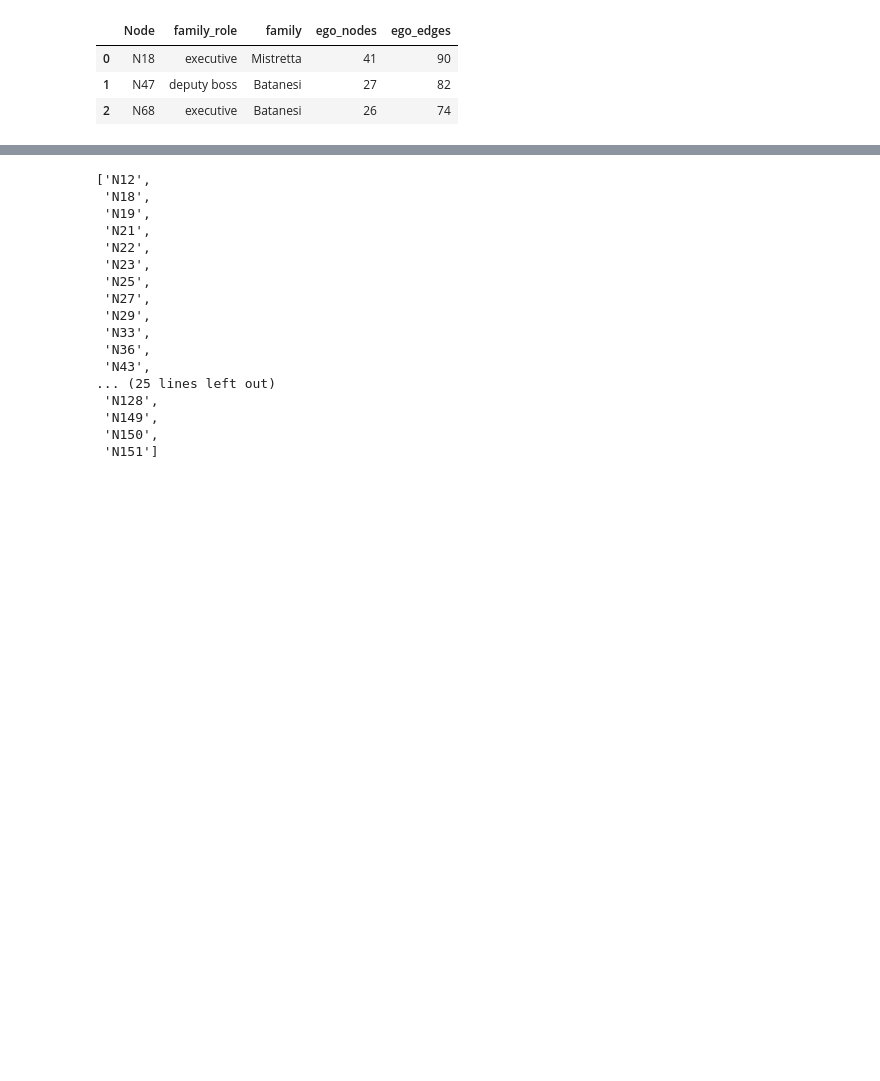
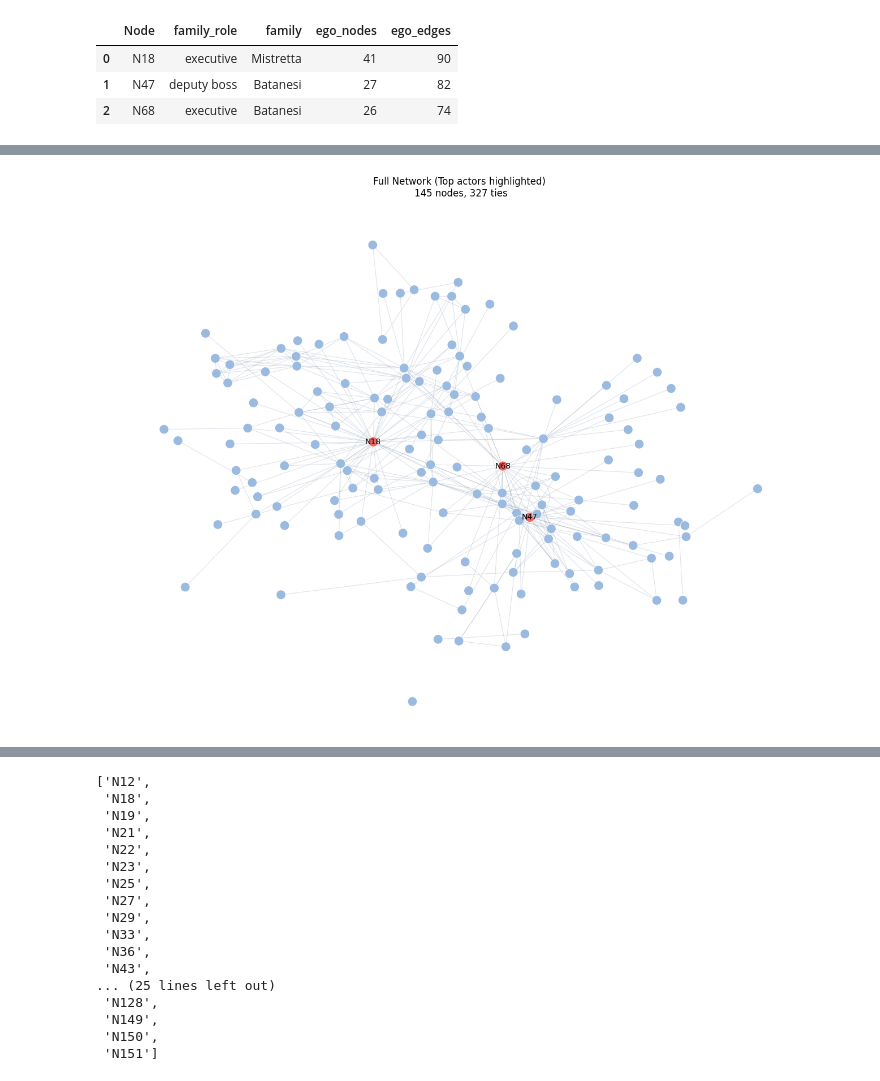
Before and after one commit to ignaciovadillos/The-Sicilian-Mafia---Network-Analysis, a Jupyter notebook: src/full_network_analysis.ipynb, the cells around one changed output, grey strips where cells are left out. Cells and saved outputs as stored; diff of their text form; code cells hidden in the pictures; blank space fills up the shorter version.

```diff
--- a/src/full_network_analysis.ipynb
+++ b/src/full_network_analysis.ipynb
@@ -405,2 +455,85 @@ NameError: name 'roles' is not defined
+# %%
+# Their role in the network
+
+node_colors = [
+    "#ee6460" if node in top3_nodes else "#9abae0"
+    for node in full_visual_graph.nodes()
+]
+
+node_sizes = [
+    300 if node in top3_nodes else 140
+    for node in full_visual_graph.nodes()
+]
+
+labels = {
+    node: node if node in top3_nodes else ""
+    for node in full_visual_graph.nodes()
+}
+
+full_visual_graph = full_visual_graph.to_undirected()
+
+n = full_visual_graph.number_of_nodes()
+
+full_network_position = nx.spring_layout(
+    full_visual_graph,
+    seed=42,
+    weight="weight",
+    k=20 / np.sqrt(n),
+    iterations=300
+)
+
+node_colors = [
+    "#ee6460" if node in top3_nodes else "#9abae0"
+    for node in full_visual_graph.nodes()
+]
+
+node_sizes = [
+    150 if node in top3_nodes else 140
+    for node in full_visual_graph.nodes()
+]
+
+labels = {
+    node: node if node in top3_nodes else ""
+    for node in full_visual_graph.nodes()
+}
+
+plt.figure(figsize=(13, 10))
+
+nx.draw_networkx_edges(
+    full_visual_graph,
+    pos=full_network_position,
+    edge_color="#94a3b8",
+    alpha=0.30,
+    width=0.8,
+)
+
+nx.draw_networkx_nodes(
+    full_visual_graph,
+    pos=full_network_position,
+    node_color=node_colors,
+    node_size=node_sizes,
+    edgecolors="white",
+    linewidths=0.5,
+)
+
+nx.draw_networkx_labels(
+    full_visual_graph,
+    pos=full_network_position,
+    labels=labels,
+    font_size=10,
+    font_color="black"
+)
+
+plt.title(
+    f"Full Network (Top actors highlighted) \n"
+    f"{full_visual_graph.number_of_nodes()} nodes, {full_visual_graph.number_of_edges()} ties"
+)
+
+plt.axis("off")
+plt.tight_layout()
+plt.savefig('../reports/figures/top3_highlighted.png')
+plt.show()
+# %% [output]
+[figure, added]
 # %% [markdown]
 
```
Also changed, not shown: parts of 7 cells of this notebook, 4 other files.
